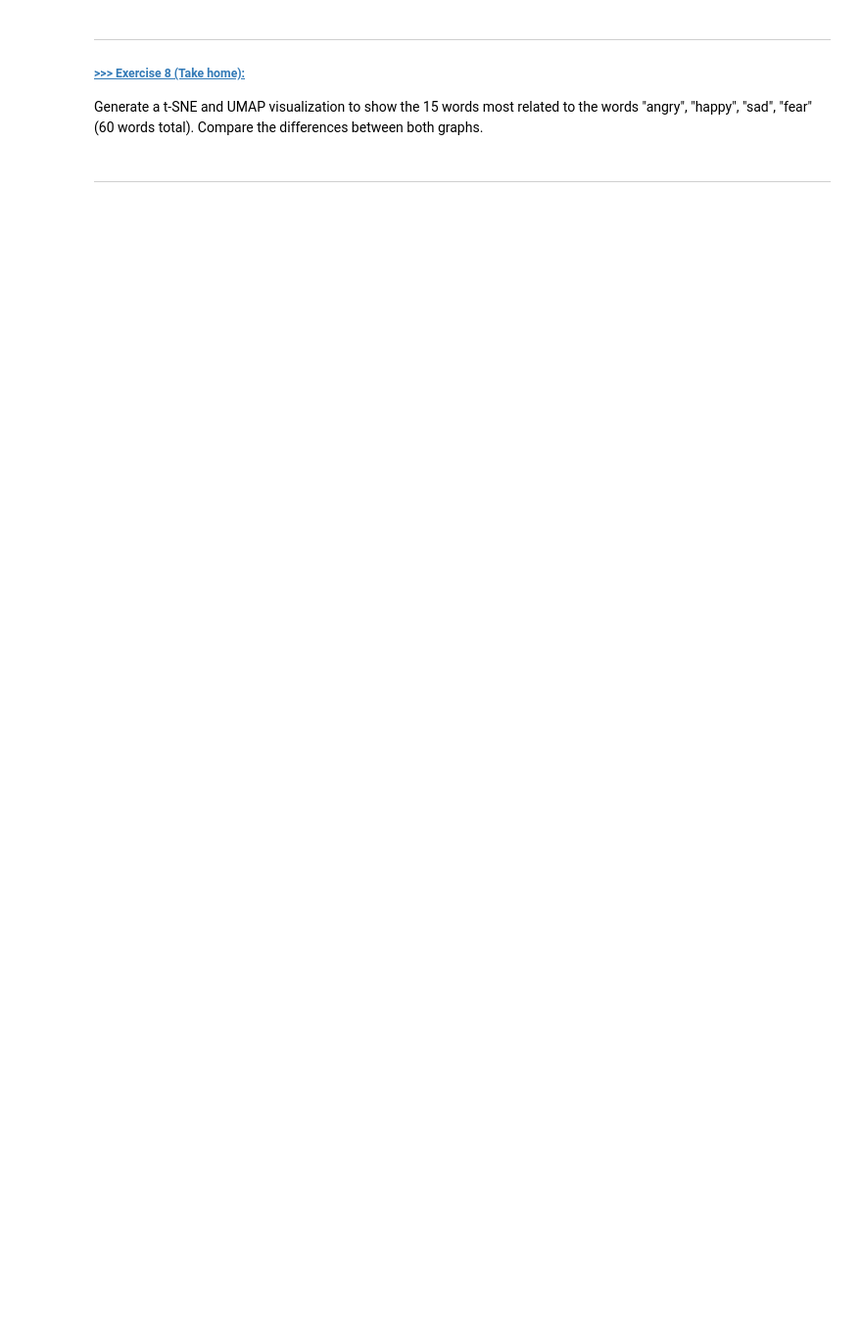
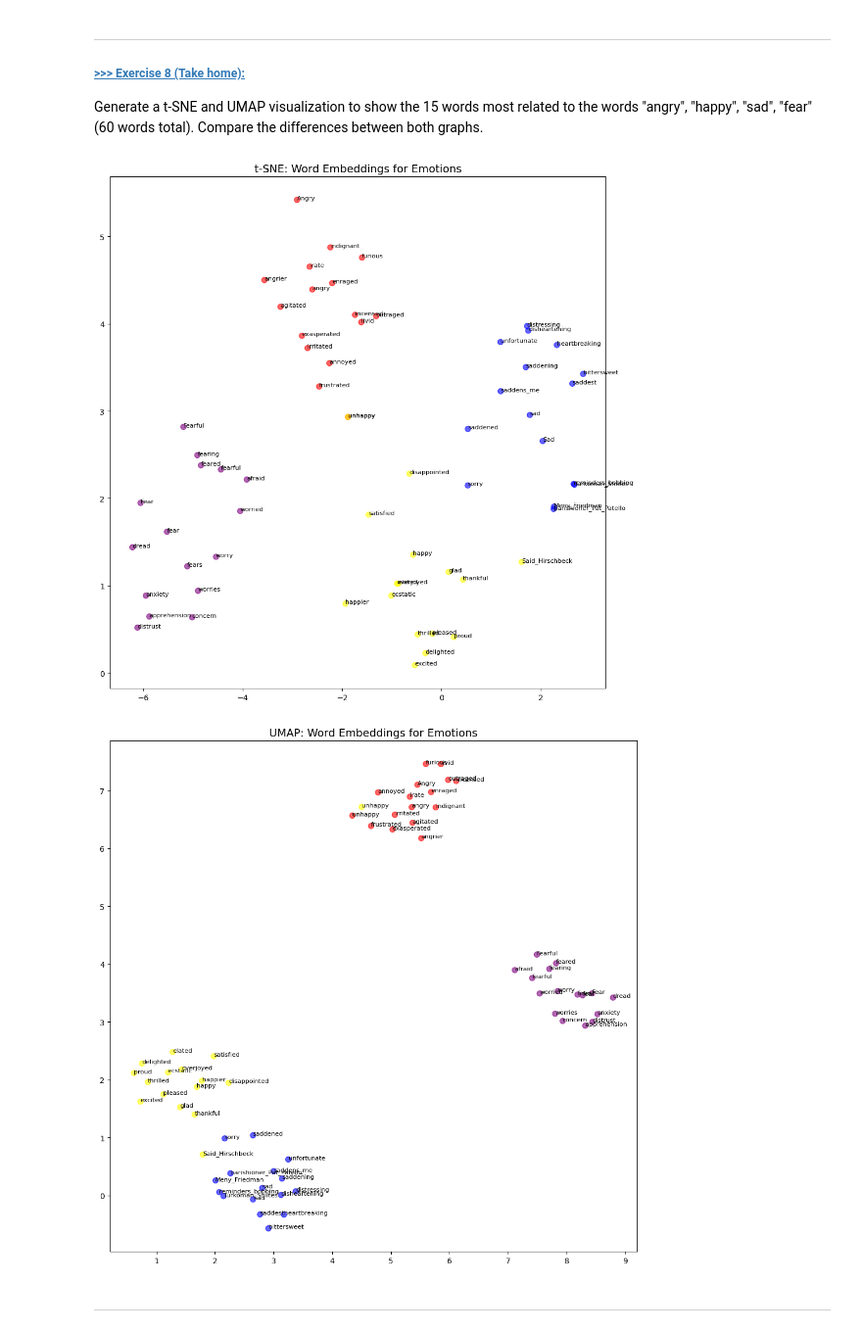
Before and after one commit to BallPoolShark/DM2025-Lab2-Exercise, a Jupyter notebook: DM2025-Lab2-Master-Phase_1.ipynb, the cells around one changed output. Shown: that part at 98% size. Cells and saved outputs as stored; diff of their text form; code cells hidden in the pictures; blank space fills up the shorter version.

```diff
--- a/DM2025-Lab2-Master-Phase_1.ipynb
+++ b/DM2025-Lab2-Master-Phase_1.ipynb
@@ -1139,2 +1293,53 @@ Generate a t-SNE and UMAP visualization to show the 15 words most related to the
+# %%
+# Answer here
+
+# Define emotions
+emotions = ["angry", "happy", "sad", "fear"]
+
+# Get 15 most similar words for each emotion
+target_words = emotions.copy()
+emotion_labels = emotions.copy()
+
+for emotion in emotions:
+    similar_words = w2v_google_model.most_similar(emotion, topn=15)
+    for word, score in similar_words:
+        target_words.append(word)
+        emotion_labels.append(emotion)
+
+# Prepare vectors
+X_train = w2v_google_model[target_words]
+
+# Color mapping
+emotion_to_color = {"angry": "red", "happy": "yellow", "sad": "blue", "fear": "purple"}
+colors = [emotion_to_color[label] for label in emotion_labels]
+
+# --- t-SNE ---
+tsne = TSNE(n_components=2, metric='cosine', random_state=42, max_iter=1000)
+X_tsne = tsne.fit_transform(X_train)
+
+plt.figure(figsize=(10, 10), dpi=100)
+plt.scatter(X_tsne[:, 0], X_tsne[:, 1], c=colors, alpha=0.6, s=50)
+for i, word in enumerate(target_words):
+    plt.annotate(word, (X_tsne[i, 0], X_tsne[i, 1]), fontsize=8)
+plt.title("t-SNE: Word Embeddings for Emotions", fontsize=14)
+plt.tight_layout()
+plt.savefig("exercise_8_tsne.png", dpi=150, bbox_inches='tight')
+plt.show()
+
+# --- UMAP ---
+umap_model = umap.UMAP(n_components=2, metric='cosine', random_state=42)
+X_umap = umap_model.fit_transform(X_train)
+
+plt.figure(figsize=(10, 10), dpi=100)
+plt.scatter(X_umap[:, 0], X_umap[:, 1], c=colors, alpha=0.6, s=50)
+for i, word in enumerate(target_words):
+    plt.annotate(word, (X_umap[i, 0], X_umap[i, 1]), fontsize=8)
+plt.title("UMAP: Word Embeddings for Emotions", fontsize=14)
+plt.tight_layout()
+plt.savefig("exercise_8_umap.png", dpi=150, bbox_inches='tight')
+plt.show()
+# %% [output]
+[figure, added]
+[figure, added]
 # %% [markdown]
 ---
```
Also changed, not shown: parts of 35 cells of this notebook, 6 other files.
